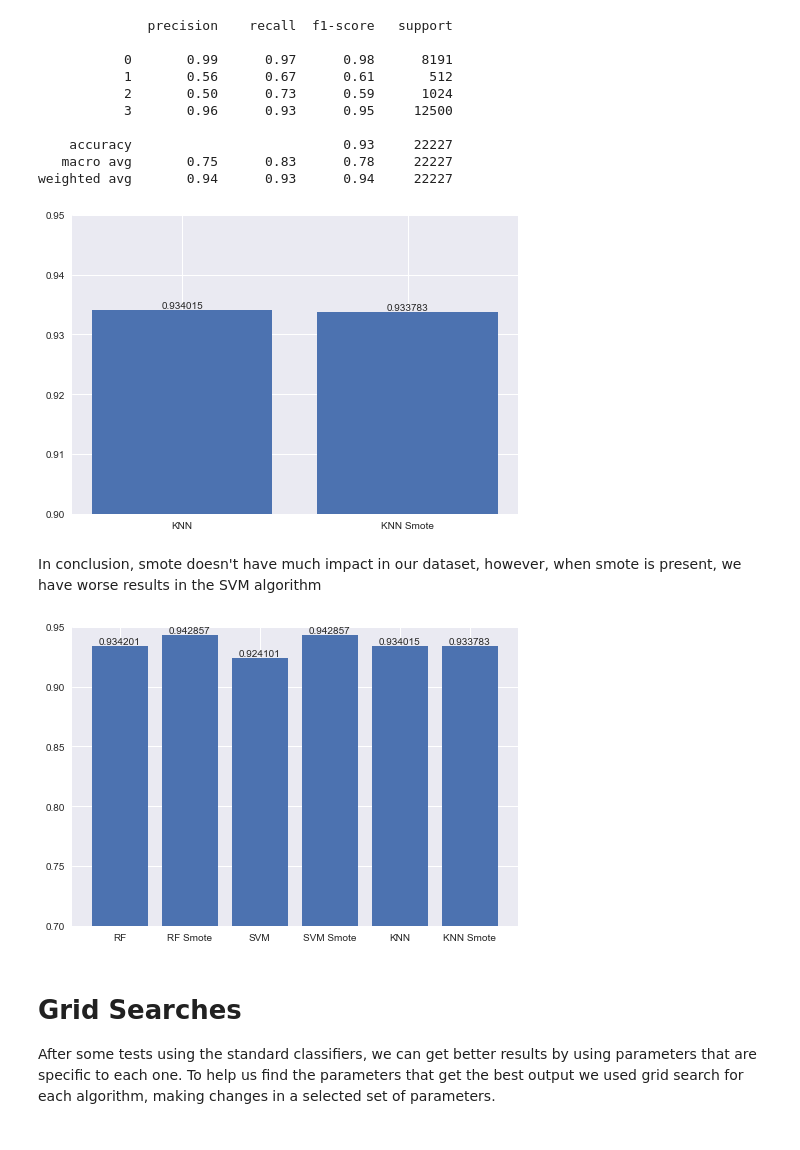
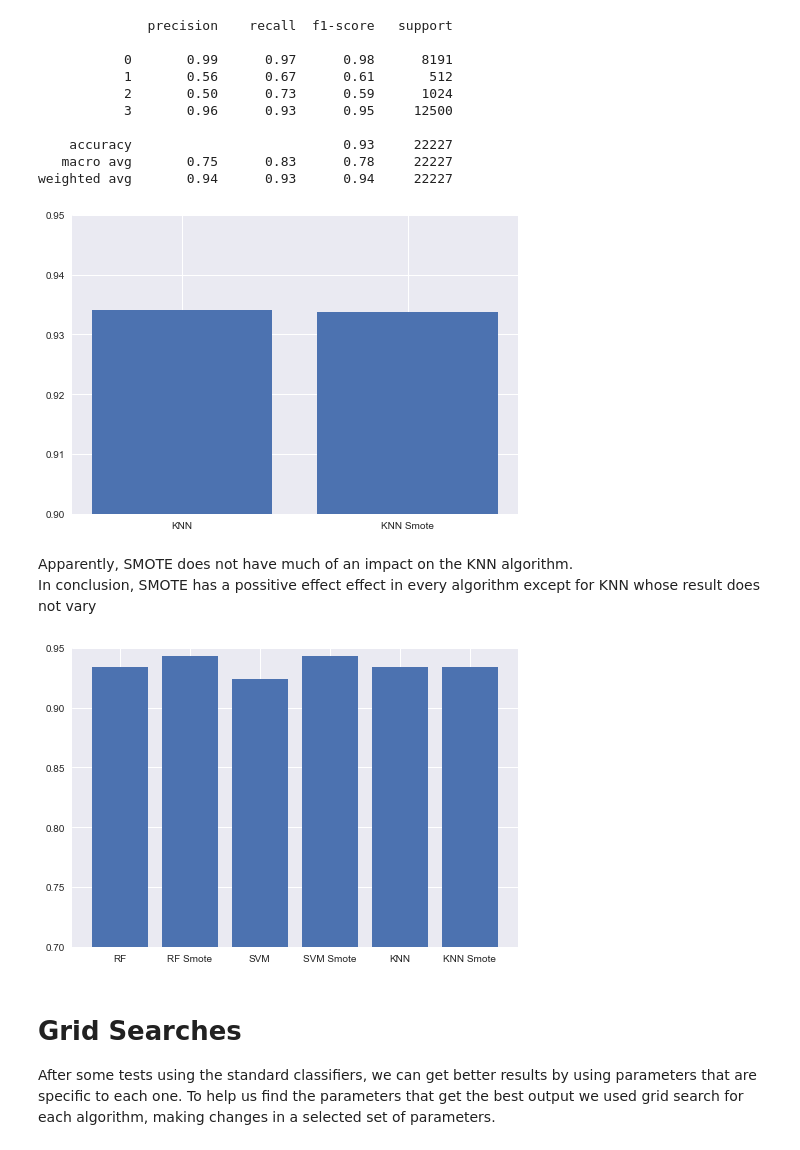
Before and after one commit to Diogogrosario/Artificial-Intelligence, a Jupyter notebook: covid-symptoms.ipynb, the cells around one changed output. Saved outputs shown, nothing was run; the diff lists cells and outputs as text; code cells hidden in the pictures.

```diff
--- a/covid-symptoms.ipynb
+++ b/covid-symptoms.ipynb
@@ -496,25 +495,24 @@ results_KNN_NoSmote = KNN(inputs, labels, smote=False)
    macro avg       0.75      0.83      0.78     22227
 weighted avg       0.94      0.93      0.94     22227
 # %%
-bar_info = plt.bar(
+plt.bar(
     ['KNN', 'KNN Smote'],
     [results_KNN_NoSmote, results_KNN]
 )
-plt.ylim(.9, .95)
-plt.bar_label(bar_info);
+plt.ylim(.9, .95);
 # %% [output]
-[figure, old version]
+[figure, new version]
-# %% [markdown]
-In conclusion, smote doesn't have much impact in our dataset, however, when smote is present, we have worse results in the SVM algorithm
+# %% [markdown]
+Apparently, SMOTE does not have much of an impact on the KNN algorithm.
+In conclusion, SMOTE has a possitive effect effect in every algorithm except for KNN whose result does not vary
 # %%
-bar_info = plt.bar(
+plt.bar(
     ['RF', 'RF Smote', 'SVM', 'SVM Smote', 'KNN', 'KNN Smote'],
     [results_RF_NoSmote, results_RF, results_SVM_NoSmote, results_SVM, results_KNN_NoSmote, results_KNN]
 )
-plt.ylim(.7, .95)
-plt.bar_label(bar_info);
+plt.ylim(.7, .95);
 # %% [output]
-[figure, old version]
+[figure, new version]
 # %% [markdown]
 # Grid Searches
 
```
Also changed, not shown: parts of 5 cells of this notebook.
